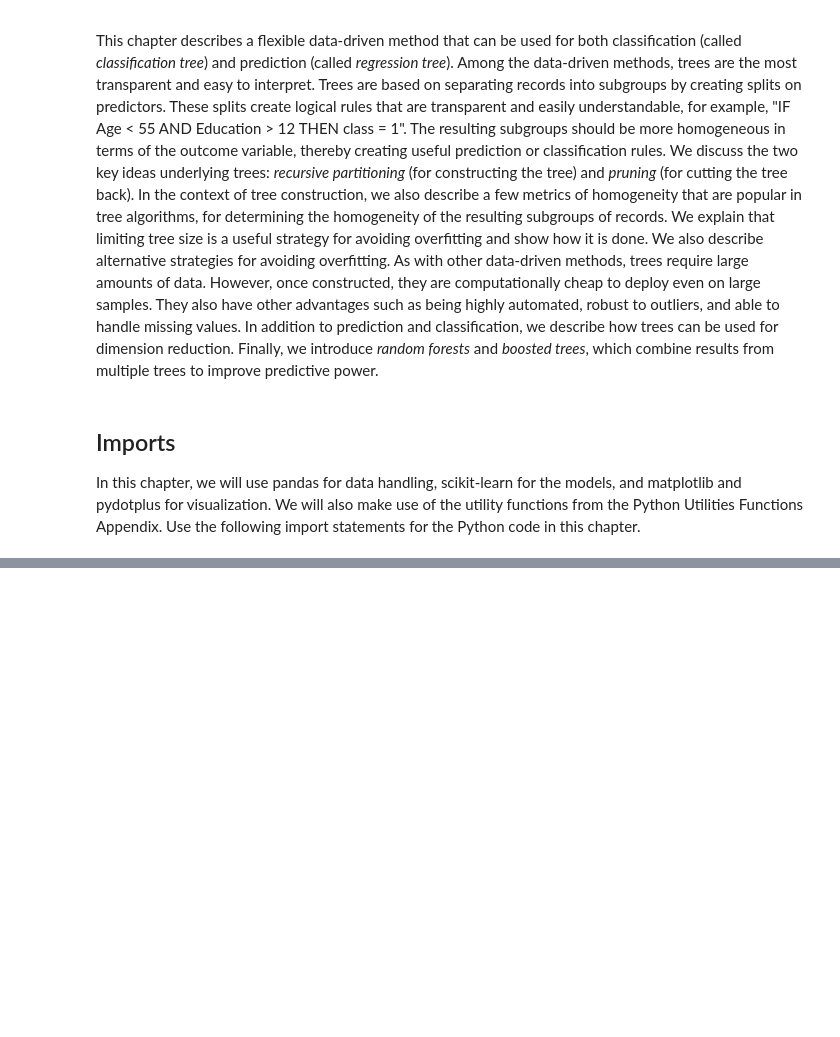
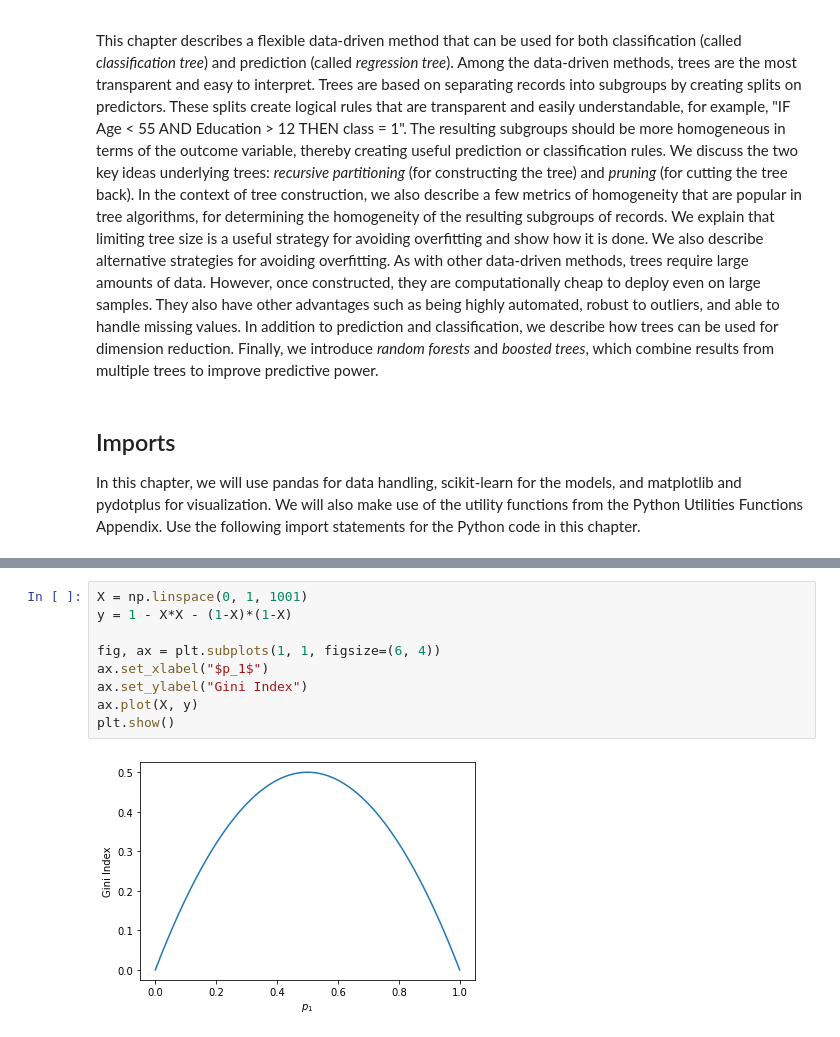
Before and after one commit to jeantardelli/data-mining-for-business-analytics, a Jupyter notebook: analysis/classification-and-regression-trees.ipynb, the cells around one changed output, grey strips where cells are left out. Cells and saved outputs as stored; diff of their text form; blank space fills up the shorter version.

```diff
--- a/analysis/classification-and-regression-trees.ipynb
+++ b/analysis/classification-and-regression-trees.ipynb
@@ -40,0 +151,11 @@ In the following sections, we show how trees are constructed and evaluated.
+# %%
+X = np.linspace(0, 1, 1001)
+y = 1 - X*X - (1-X)*(1-X)
+
+fig, ax = plt.subplots(1, 1, figsize=(6, 4))
+ax.set_xlabel("$p_1$")
+ax.set_ylabel("Gini Index")
+ax.plot(X, y)
+plt.show()
+# %% [output]
+[figure, added]
```
Also changed, not shown: parts of 9 cells of this notebook.
